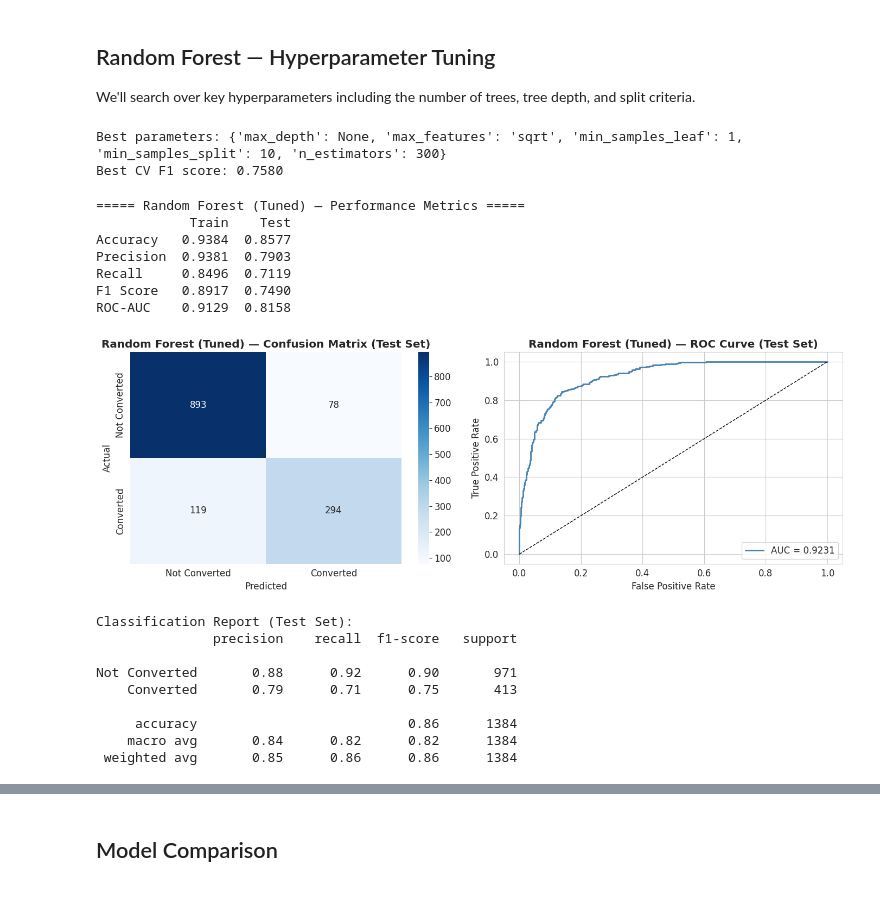
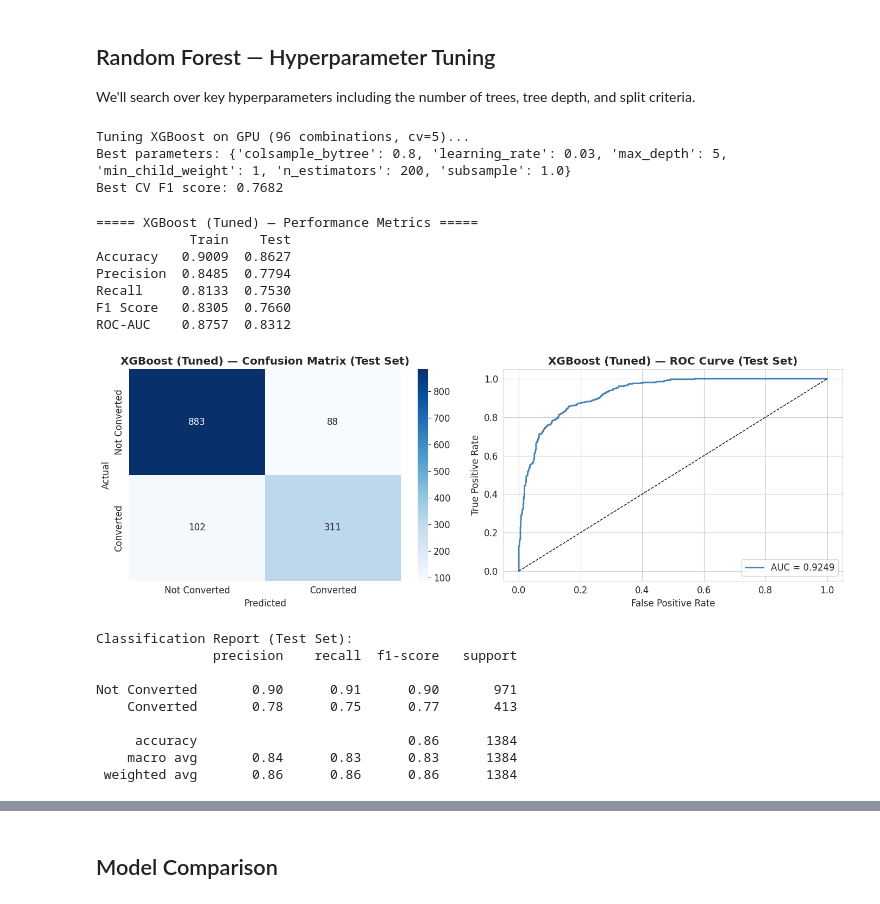
Before and after one commit to rikkisnah/data-science, a Jupyter notebook: projects/mit/potential-customer-prediction/notebooks/potential-customers-prediction.ipynb, the cells around one changed output, grey strips where cells are left out. Drawn from its saved outputs; the diff is of its cells as text; code cells hidden in the pictures.

```diff
--- a/projects/mit/potential-customer-prediction/notebooks/potential-customers-prediction.ipynb
+++ b/projects/mit/potential-customer-prediction/notebooks/potential-customers-prediction.ipynb
@@ -908,53 +1099,59 @@ Not Converted       0.88      0.91      0.89       971
 
 We'll search over key hyperparameters including the number of trees, tree depth, and split criteria.
 # %%
-# Hyperparameter grid for Random Forest
-rf_param_grid = {
-    'n_estimators': [100, 200, 300],
-    'max_depth': [5, 10, 15, None],
-    'min_samples_split': [2, 5, 10],
-    'min_samples_leaf': [1, 5, 10],
-    'max_features': ['sqrt', 'log2']
-}
+# Hyperparameter tuning for selected ensemble backend
+rf_param_grid = make_ensemble_param_grid()
+rf_grid_n_jobs = 1 if USE_GPU else -1  # avoid spawning many GPU jobs in parallel
 
 rf_grid = GridSearchCV(
-    RandomForestClassifier(random_state=42, n_jobs=-1),
+    make_ensemble_estimator(random_state=42),
     rf_param_grid,
     cv=5,
     scoring='f1',
-    n_jobs=-1,
+    n_jobs=rf_grid_n_jobs,
     verbose=0
 )
 
-# This might take a minute — grab a snack, Dada Loves RekhaRoy, and we love patience!
+total_combinations = int(np.prod([len(v) for v in rf_param_grid.values()]))
+print(
+    f'Tuning {ENSEMBLE_MODEL_NAME} on {ENSEMBLE_DEVICE} '
+    f'({total_combinations} combinations, cv=5)...'
+)
 rf_grid.fit(X_train, y_train)
 
 print(f'Best parameters: {rf_grid.best_params_}')
 print(f'Best CV F1 score: {rf_grid.best_score_:.4f}')
 # %% [output]
-Best parameters: {'max_depth': None, 'max_features': 'sqrt', 'min_samples_leaf': 1, 'min_samples_split': 10, 'n_estimators': 300}
-Best CV F1 score: 0.7580
+Tuning XGBoost on GPU (96 combinations, cv=5)...
+Best parameters: {'colsample_bytree': 0.8, 'learning_rate': 0.03, 'max_depth': 5, 'min_child_weight': 1, 'n_estimators': 200, 'subsample': 1.0}
+Best CV F1 score: 0.7682
 # %%
-# Evaluate the tuned Random Forest
+# Evaluate the tuned ensemble model
 rf_tuned = rf_grid.best_estimator_
-rf_tuned_metrics = evaluate_model(rf_tuned, X_train, X_test, y_train, y_test,
-                                   'Random Forest (Tuned)')
+rf_tuned_metrics = evaluate_model(
+    rf_tuned,
+    X_train,
+    X_test,
+    y_train,
+    y_test,
+    f'{ENSEMBLE_MODEL_NAME} (Tuned)'
+)
 # %% [output]
-===== Random Forest (Tuned) — Performance Metrics =====
+===== XGBoost (Tuned) — Performance Metrics =====
             Train    Test
-Accuracy   0.9384  0.8577
-Precision  0.9381  0.7903
-Recall     0.8496  0.7119
-F1 Score   0.8917  0.7490
-ROC-AUC    0.9129  0.8158
+Accuracy   0.9009  0.8627
+Precision  0.8485  0.7794
+Recall     0.8133  0.7530
+F1 Score   0.8305  0.7660
+ROC-AUC    0.8757  0.8312
-[figure, old version]
+[figure, new version]
 Classification Report (Test Set):
                precision    recall  f1-score   support
 
-Not Converted       0.88      0.92      0.90       971
-    Converted       0.79      0.71      0.75       413
+Not Converted       0.90      0.91      0.90       971
+    Converted       0.78      0.75      0.77       413
 
      accuracy                           0.86      1384
-    macro avg       0.84      0.82      0.82      1384
- weighted avg       0.85      0.86      0.86      1384
+    macro avg       0.84      0.83      0.83      1384
+ weighted avg       0.86      0.86      0.86      1384
 # %%
```
Also changed, not shown: parts of 29 cells of this notebook, 6 other files.
